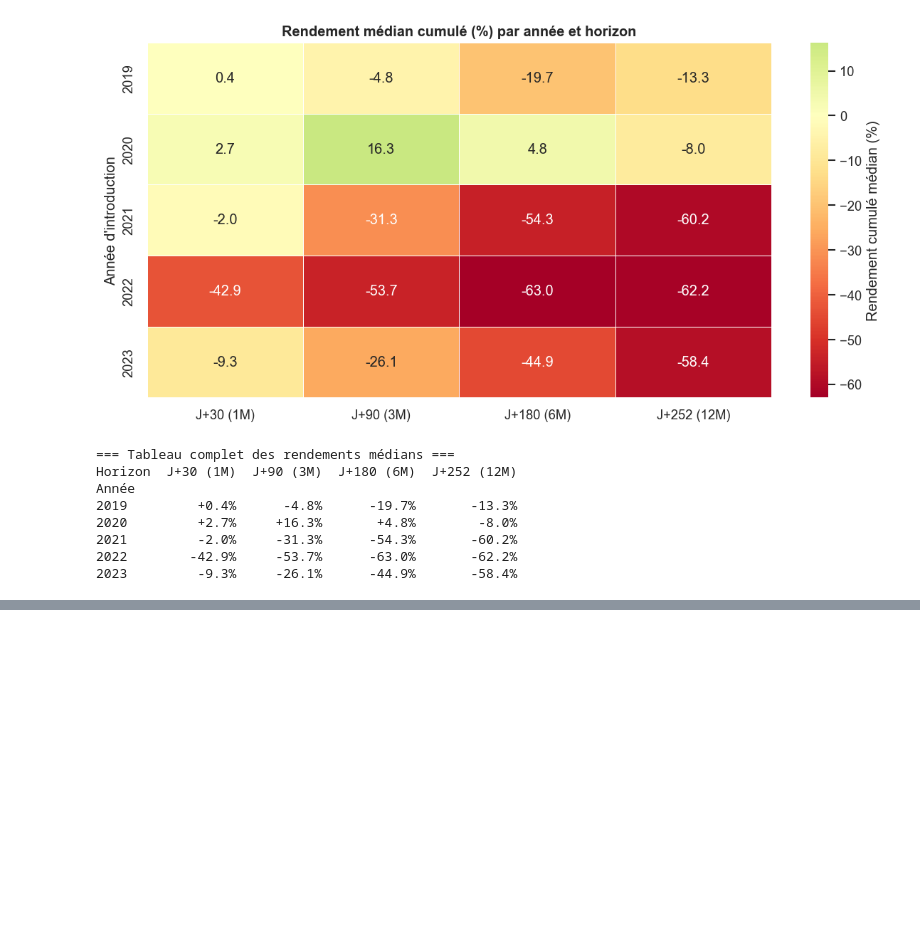
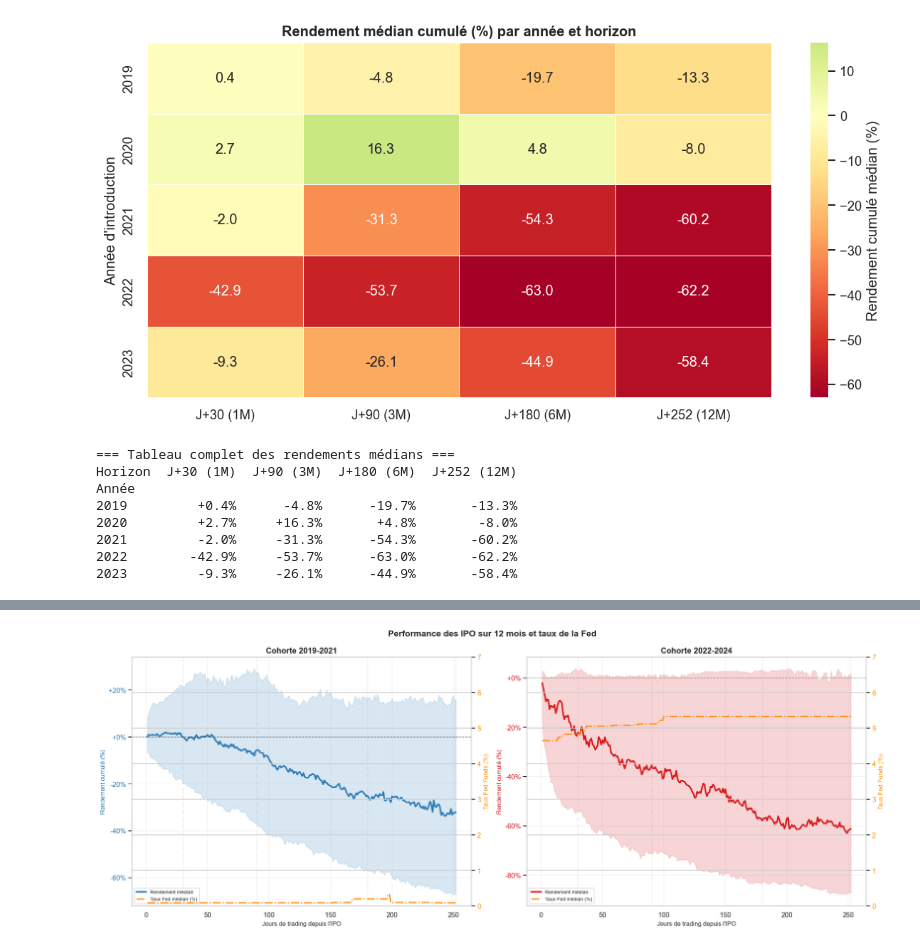
Before and after one commit to Dmkn78/IPO, a Jupyter notebook: performance_12m_h4.ipynb, the cells around one changed output, grey strips where cells are left out. Saved outputs shown, nothing was run; the diff lists cells and outputs as text; code cells hidden in the pictures; blank space fills up the shorter version.

```diff
--- a/performance_12m_h4.ipynb
+++ b/performance_12m_h4.ipynb
@@ -356,7 +374,7 @@ print("=" * 65)
 print("SYNTHÈSE — Rendements médians aux horizons clés")
 print("=" * 65)
 
-for cohort in ["2019-2020", "2021-2023"]:
+for cohort in ["2019-2021", "2022-2024"]:
     sub = agg[agg["cohort"] == cohort]
     print(f"\nCohorte {cohort} :")
     print(f"  {'Horizon':<12} {'Médiane':>10} {'Moyenne':>10} {'Q25':>10} {'Q75':>10} {'N':>6}")
@@ -389,0 +471,52 @@ Cohorte 2019-2020 :
+# %%
+# ── Graphique 1 : Performance cumulée + Taux Fed (axe secondaire) ─────────
+fig, axes = plt.subplots(1, 2, figsize=(18, 7))
+
+for ax_main, cohort in zip(axes, ["2019-2021", "2022-2024"]):
+    sub = agg_fed[agg_fed["cohort"] == cohort].copy()
+    col = COLORS[cohort]
+
+    # Axe gauche : rendement cumulé
+    ax_main.fill_between(
+        sub["trading_day"], sub["q25"]*100, sub["q75"]*100,
+        color=col, alpha=0.18, label="IQR [Q1-Q3]"
+    )
+    l1, = ax_main.plot(
+        sub["trading_day"], sub["median_return"]*100,
+        color=col, lw=2.5, label="Rendement médian"
+    )
+    ax_main.axhline(0, color="black", lw=1, ls="--", alpha=0.4)
+    ax_main.set_xlabel("Jours de trading depuis l'IPO", fontsize=10)
+    ax_main.set_ylabel("Rendement cumulé (%)", color=col, fontsize=10)
+    ax_main.tick_params(axis="y", labelcolor=col)
+    ax_main.yaxis.set_major_formatter(mticker.FormatStrFormatter("%+.0f%%"))
+    ax_main.set_title(f"Cohorte {cohort}", fontsize=13, fontweight="bold")
+
+    for day in [30, 90, 180, 252]:
+        ax_main.axvline(day, color="gray", lw=0.7, ls=":", alpha=0.5)
+
+    # Axe droit : taux Fed
+    ax_fed = ax_main.twinx()
+    l2, = ax_fed.plot(
+        sub["trading_day"], sub["median_fed"],
+        color="#FF8C00", lw=2, ls="-.", label="Taux Fed médian (%)"
+    )
+    ax_fed.set_ylabel("Taux Fed Funds (%)", color="#FF8C00", fontsize=10)
+    ax_fed.tick_params(axis="y", labelcolor="#FF8C00")
+    ax_fed.set_ylim(0, 7)
+
+    # Légende combinée
+    lines = [l1, l2]
+    labels = [l.get_label() for l in lines]
+    ax_main.legend(lines, labels, loc="lower left", fontsize=8)
+    ax_main.grid(True, alpha=0.25)
+
+fig.suptitle(
+    "Performance des IPO sur 12 mois et taux de la Fed",
+    fontsize=14, fontweight="bold"
+)
+plt.tight_layout()
+plt.savefig("data/perf_12m_fed_cote_a_cote.png", dpi=150, bbox_inches="tight")
+plt.show()
+# %% [output]
+[figure, added]
```
Also changed, not shown: parts of 13 cells of this notebook, 2 other files.
